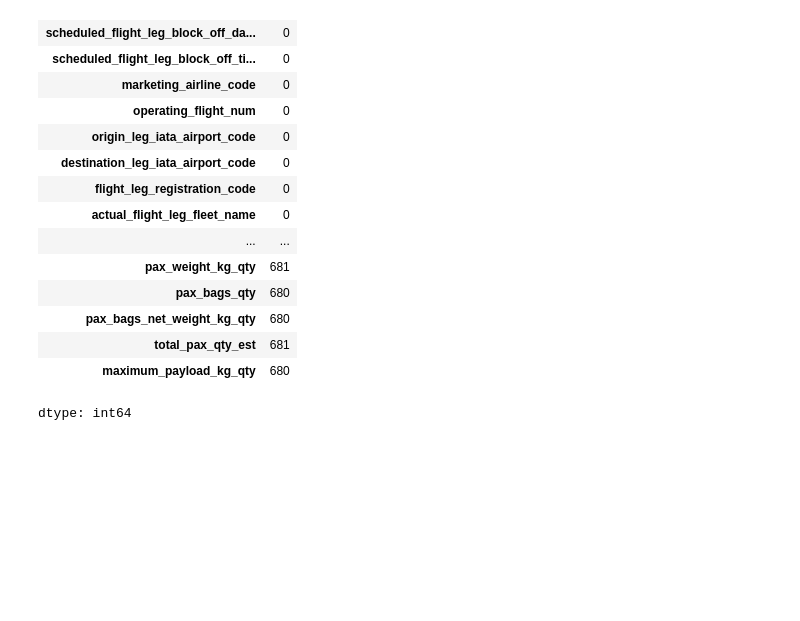
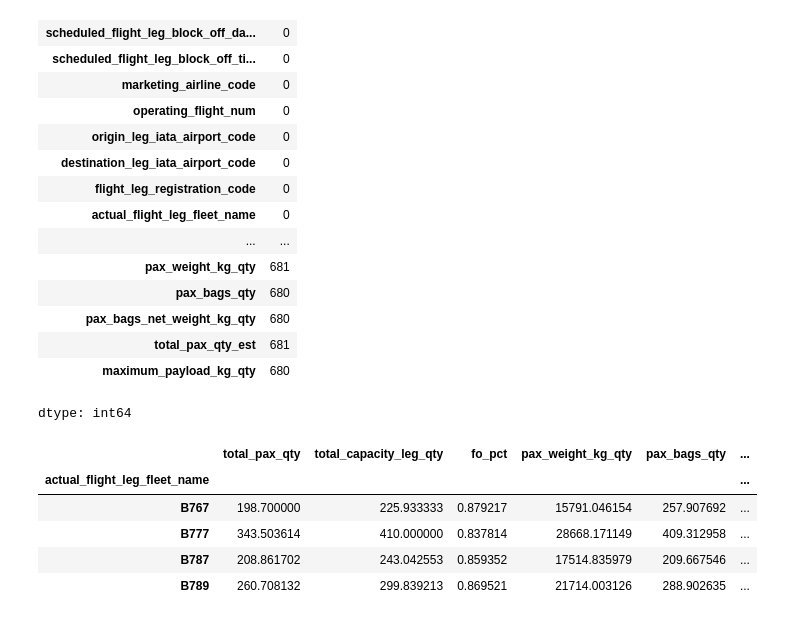
Before and after one commit to Felipepa9/MADSI, a Jupyter notebook: ENTREGA_3_||_CIENCIA_DE_DATOS.ipynb, the cells around one changed output. Cells and saved outputs as stored; diff of their text form; code cells hidden in the pictures; blank space fills up the shorter version.

```diff
--- a/ENTREGA_3_||_CIENCIA_DE_DATOS.ipynb
+++ b/ENTREGA_3_||_CIENCIA_DE_DATOS.ipynb
@@ -96,3 +95,13 @@ data['total_pax_qty'].fillna(data.groupby('actual_flight_leg_fleet_name')['total
+# %%
+data.groupby('actual_flight_leg_fleet_name')
+[['total_pax_qty', 'total_capacity_leg_qty', 'fo_pct', 'pax_weight_kg_qty', 'pax_bags_qty', 'pax_bags_net_weight_kg_qty', 'total_pax_qty_est']].mean()
+# %% [output]
+|  | total_pax_qty | total_capacity_leg_qty | fo_pct | pax_weight_kg_qty | pax_bags_qty | ... |
+| actual_flight_leg_fleet_name |  |  |  |  |  | ... |
+| B767 | 198.700000 | 225.933333 | 0.879217 | 15791.046154 | 257.907692 | ... |
+| B777 | 343.503614 | 410.000000 | 0.837814 | 28668.171149 | 409.312958 | ... |
+| B787 | 208.861702 | 243.042553 | 0.859352 | 17514.835979 | 209.667546 | ... |
+| B789 | 260.708132 | 299.839213 | 0.869521 | 21714.003126 | 288.902635 | ... |
 # %%
 data.isnull().sum()
 # %% [output]
```
Also changed, not shown: parts of 6 cells of this notebook.
